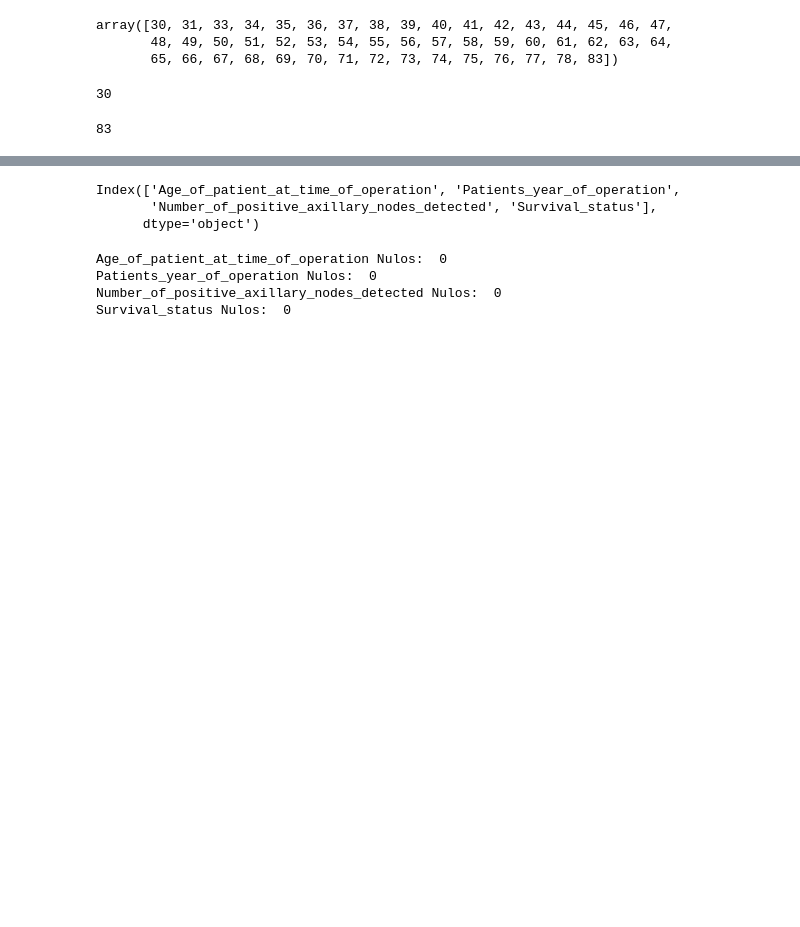
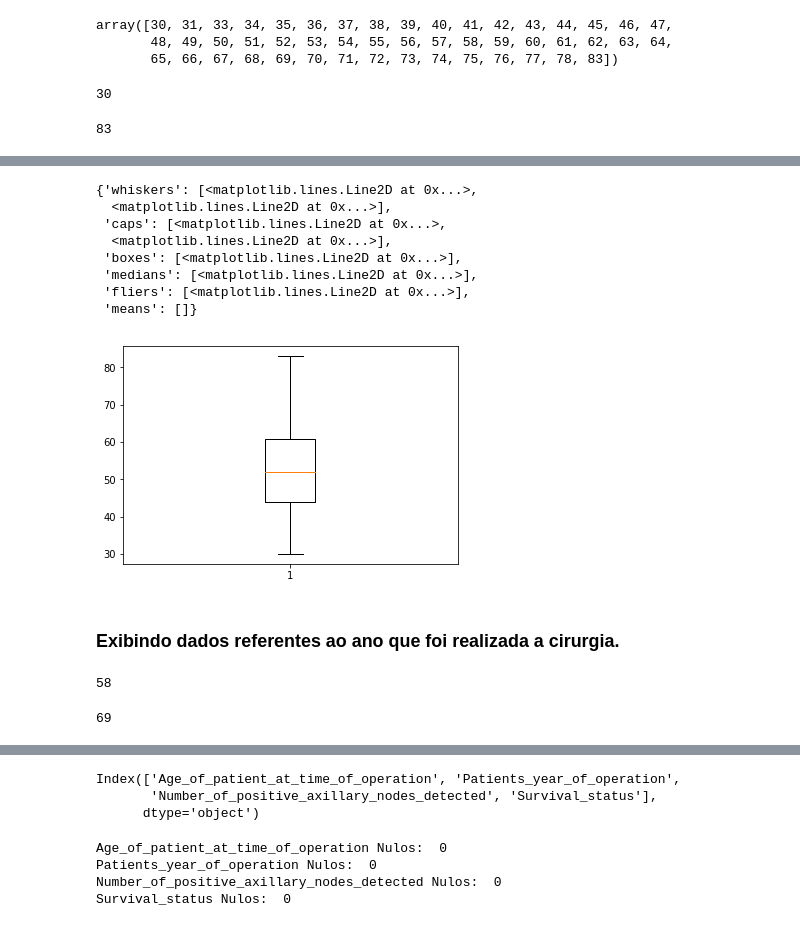
Before and after one commit to MatheusPereiraBarros/TESI2Avaliacao02, a Jupyter notebook: ML_Haberman_testes.ipynb, the cells around one changed output, grey strips where cells are left out. Drawn from its saved outputs; the diff is of its cells as text; code cells hidden in the pictures; blank space fills up the shorter version.

```diff
--- a/ML_Haberman_testes.ipynb
+++ b/ML_Haberman_testes.ipynb
@@ -104,0 +150,25 @@ df[df['Age_of_patient_at_time_of_operation'].isnull()]
+# %%
+# Média das i
+plt.boxplot(df['Age_of_patient_at_time_of_operation'], showfliers=True)
+# %% [output]
+{'whiskers': [<matplotlib.lines.Line2D at 0x...>,
+  <matplotlib.lines.Line2D at 0x...>],
+ 'caps': [<matplotlib.lines.Line2D at 0x...>,
+  <matplotlib.lines.Line2D at 0x...>],
+ 'boxes': [<matplotlib.lines.Line2D at 0x...>],
+ 'medians': [<matplotlib.lines.Line2D at 0x...>],
+ 'fliers': [<matplotlib.lines.Line2D at 0x...>],
+ 'means': []}
+[figure, added]
+# %% [markdown]
+### Exibindo dados referentes ao ano que foi realizada a cirurgia.
+# %%
+# Ano da Primeira cirurgia
+df['Patients_year_of_operation'].min()
+# %% [output]
+58
+# %%
+# Ano da última cirurgia
+df['Patients_year_of_operation'].max()
+# %% [output]
+69
```
Also changed, not shown: parts of 22 cells of this notebook.
